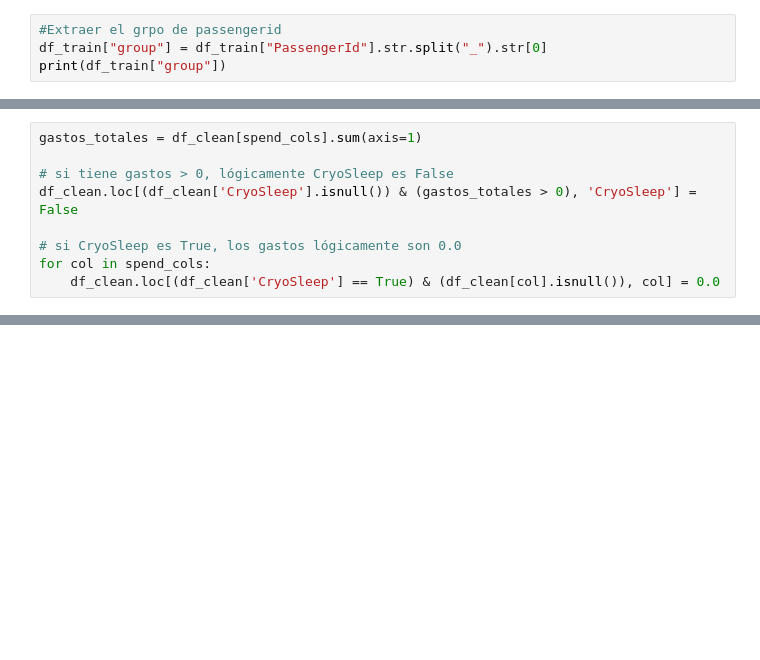
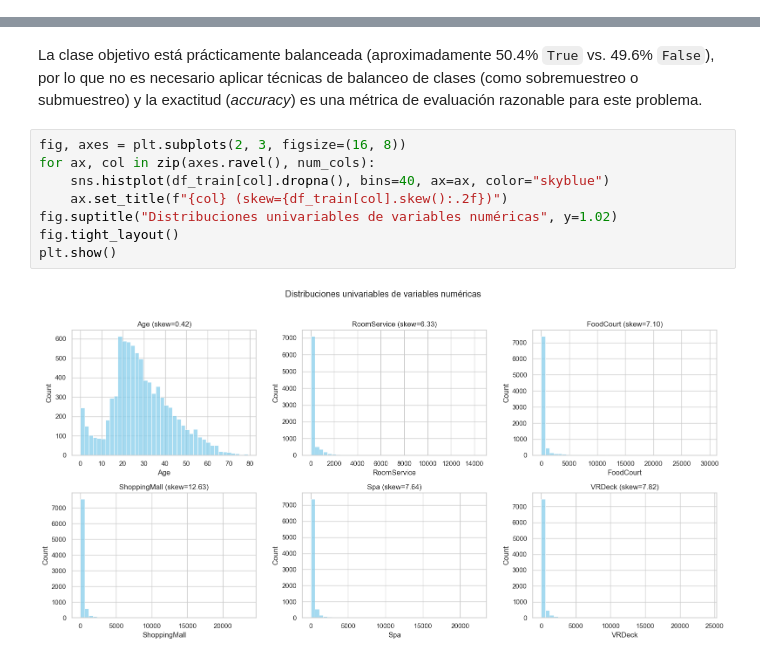
Before and after one commit to A01801224/TC3009C-RI, a Jupyter notebook: Notebooks/Reto_Primer_Avance_Spaceship_Titanic.ipynb, the cells around one changed output, grey strips where cells are left out. Cells and saved outputs as stored; diff of their text form; blank space fills up the shorter version.

```diff
--- a/Notebooks/Reto_Primer_Avance_Spaceship_Titanic.ipynb
+++ b/Notebooks/Reto_Primer_Avance_Spaceship_Titanic.ipynb
@@ -638,4 +130,0 @@ integrantes de un mismo grupo tienden a compartir el mismo resultado en
-# %%
-#Extraer el grpo de passengerid
-df_train["group"] = df_train["PassengerId"].str.split("_").str[0]
-print(df_train["group"])
@@ -811,9 +130,0 @@ spend_cals = [
-# %%
-gastos_totales = df_clean[spend_cols].sum(axis=1)
-
-# si tiene gastos > 0, lógicamente CryoSleep es False
-df_clean.loc[(df_clean['CryoSleep'].isnull()) & (gastos_totales > 0), 'CryoSleep'] = False
-
-# si CryoSleep es True, los gastos lógicamente son 0.0
-for col in spend_cols:
-    df_clean.loc[(df_clean['CryoSleep'] == True) & (df_clean[col].isnull()), col] = 0.0
@@ -1205,0 +237,15 @@ Forma final del dataset: (8693, 29)
+# %% [markdown]
+La clase objetivo está prácticamente balanceada (aproximadamente 50.4% `True` vs.
+49.6% `False`), por lo que no es necesario aplicar técnicas de balanceo de clases
+(como sobremuestreo o submuestreo) y la exactitud (*accuracy*) es una métrica de
+evaluación razonable para este problema.
+# %%
+fig, axes = plt.subplots(2, 3, figsize=(16, 8))
+for ax, col in zip(axes.ravel(), num_cols):
+    sns.histplot(df_train[col].dropna(), bins=40, ax=ax, color="skyblue")
+    ax.set_title(f"{col} (skew={df_train[col].skew():.2f})")
+fig.suptitle("Distribuciones univariables de variables numéricas", y=1.02)
+fig.tight_layout()
+plt.show()
+# %% [output]
+[figure, added]
```
Also changed, not shown: parts of 146 cells of this notebook.
